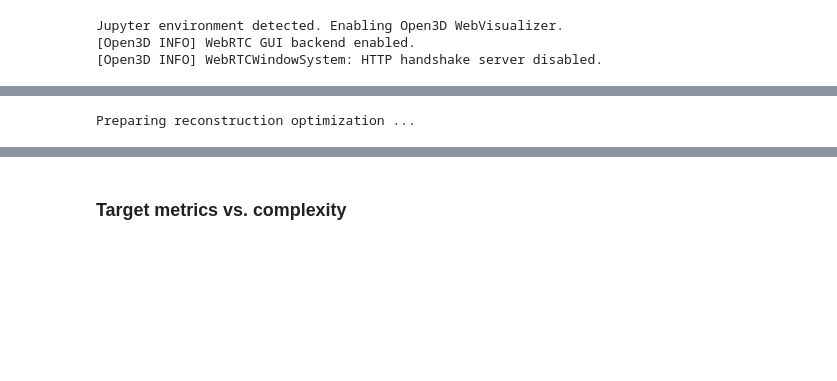
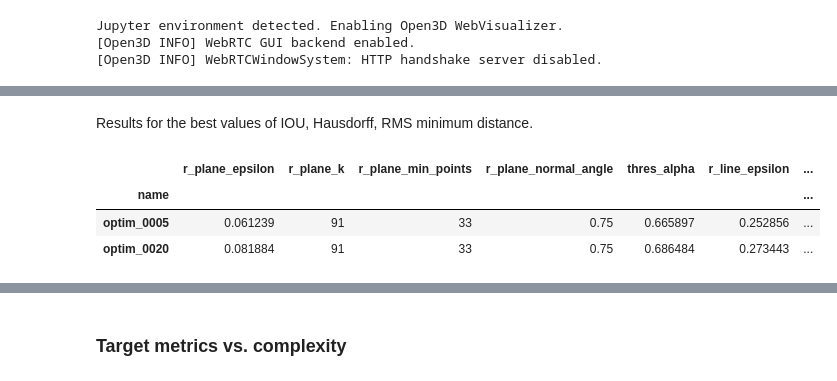
Before and after one commit to florifal/city-to-scan-to-city, a Jupyter notebook: testing/test_exp_5x5_recon_optim.ipynb, the cells around one changed output, grey strips where cells are left out. Saved outputs shown, nothing was run; the diff lists cells and outputs as text; code cells hidden in the pictures; blank space fills up the shorter version.

```diff
--- a/testing/test_exp_5x5_recon_optim.ipynb
+++ b/testing/test_exp_5x5_recon_optim.ipynb
@@ -244,13 +207,18 @@ Setting up reconstruction optimization ...
+# %% [markdown]
+Results for the best values of IOU, Hausdorff, RMS minimum distance.
 # %%
 columns = []
-columns.extend(list(default_config["reconstruction_config"]["geoflow_parameters"].keys()))
+columns.extend(list(glb.geoflow_parameters_default.keys()))
 columns.extend(["iou_22_mean", "hausdorff_22_rms", "rms_min_dist_22_mean"])
 columns.extend(["n_faces_22_mean", "n_faces_22_std"])
 columns.extend(["area_22_mean_abs_diff"])
 
 s[(s["iou_22_mean"] == max(s["iou_22_mean"])) | (s["hausdorff_22_rms"] == min(s["hausdorff_22_rms"])) | (s["rms_min_dist_22_mean"] == min(s["rms_min_dist_22_mean"]))][columns]
 # %% [output]
-Preparing reconstruction optimization ...
+|  | r_plane_epsilon | r_plane_k | r_plane_min_points | r_plane_normal_angle | thres_alpha | r_line_epsilon | ... |
+| name |  |  |  |  |  |  | ... |
+| optim_0005 | 0.061239 | 91 | 33 | 0.75 | 0.665897 | 0.252856 | ... |
+| optim_0020 | 0.081884 | 91 | 33 | 0.75 | 0.686484 | 0.273443 | ... |
 # %%
 plt.scatter(range(100), s["iou_22_mean"])
 plt.scatter(range(100), s["hausdorff_22_rms"])
```
Also changed, not shown: parts of 62 cells of this notebook, 1 other file.
